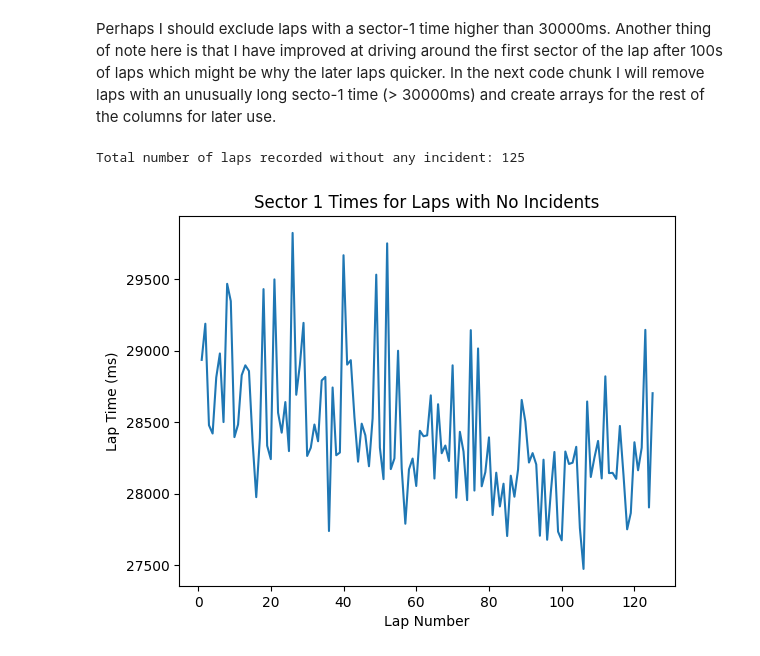
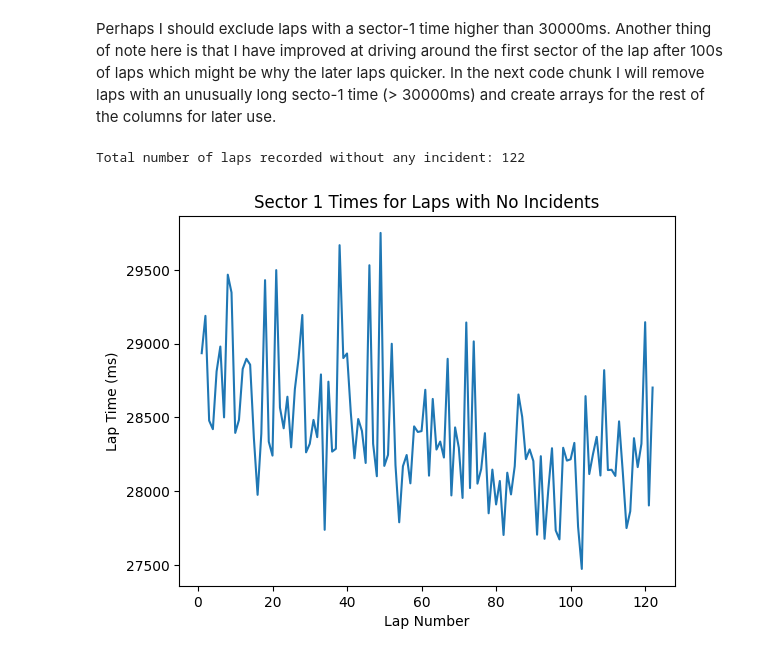
Before and after one commit to Prachet06/F1-Optimized-Cornering-Project, a Jupyter notebook: Code/Data Analysis Notebook.ipynb, the cells around one changed output. Drawn from its saved outputs; the diff is of its cells as text; code cells hidden in the pictures.

```diff
--- a/Code/Data Analysis Notebook.ipynb
+++ b/Code/Data Analysis Notebook.ipynb
@@ -83,27 +84,35 @@ Perhaps I should exclude laps with a sector-1 time higher than 30000ms. Another
 # %%
 # FIRST EDITED: 14/02/2026
 
 clean_df = clean_df[clean_df['s1_time'] < 30000]
 
-# TODO: Get rid of laps that have more than or less than two screenshots for throttles for incident-less laps and probably delete them too before the cnn training
+# Convert string to actual list
+clean_df["related_b_hits"] = clean_df["related_b_hits"].apply(ast.literal_eval)
+clean_df["related_t_hits"] = clean_df["related_t_hits"].apply(ast.literal_eval)
+
+# Get rid of laps that have more than or less than two screenshots for throttles for incident-less laps
+clean_df = clean_df[
+    (clean_df["related_b_hits"].apply(len) == 2) &
+    (clean_df["related_t_hits"].apply(len) == 2)
+]
 
 clean_s1_num = clean_df["lap_num"].to_numpy()
 clean_s1_times = clean_df["s1_time"].to_numpy()
-clean_s1_b_t_deltas = clean_df["brake_throttle_deltas"].to_numpy()
+#clean_s1_b_t_deltas = clean_df["brake_throttle_deltas"].to_numpy()
 clean_s1_brake_hits = clean_df["related_b_hits"].to_numpy()
 clean_s1_throttle_hits = clean_df["related_t_hits"].to_numpy()
 
 pseudo_lap_num = np.arange(1, clean_s1_times.shape[0] + 1)
 
 plt.plot(pseudo_lap_num, clean_s1_times)
 plt.title("Sector 1 Times for Laps with No Incidents")
 plt.xlabel("Lap Number")
 plt.ylabel("Lap Time (ms)")
 
 
 print(f"Total number of laps recorded without any incident: {len(pseudo_lap_num)}")
-# LAST EDITED: 18/02/2026
+# LAST EDITED: 21/02/2026
 # %% [output]
-Total number of laps recorded without any incident: 125
+Total number of laps recorded without any incident: 122
-[figure, old version]
+[figure, new version]
 # %% [markdown]
```
Also changed, not shown: parts of 9 cells of this notebook.
